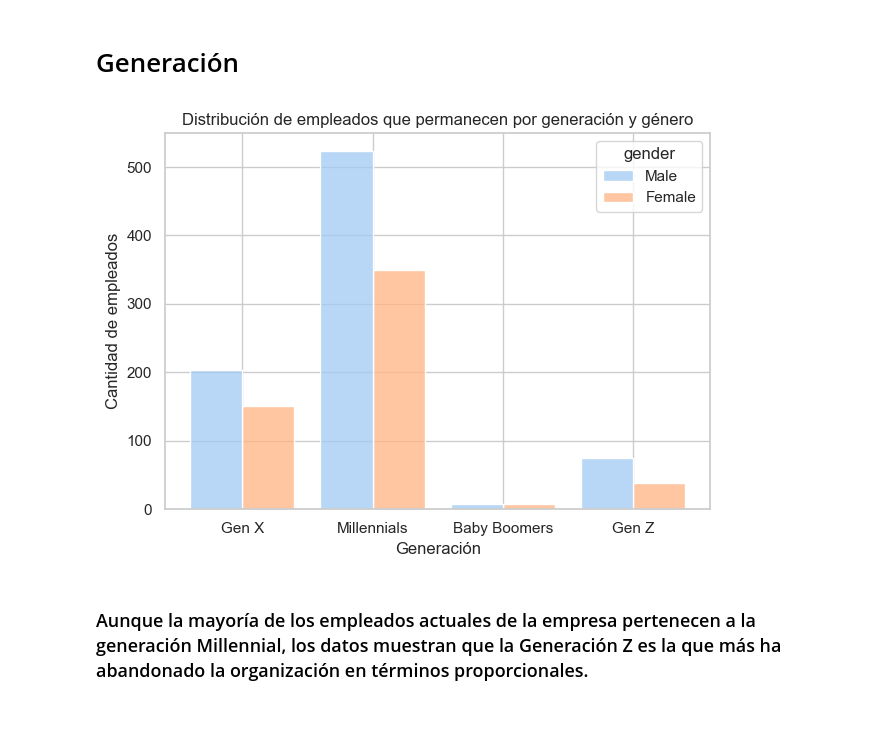
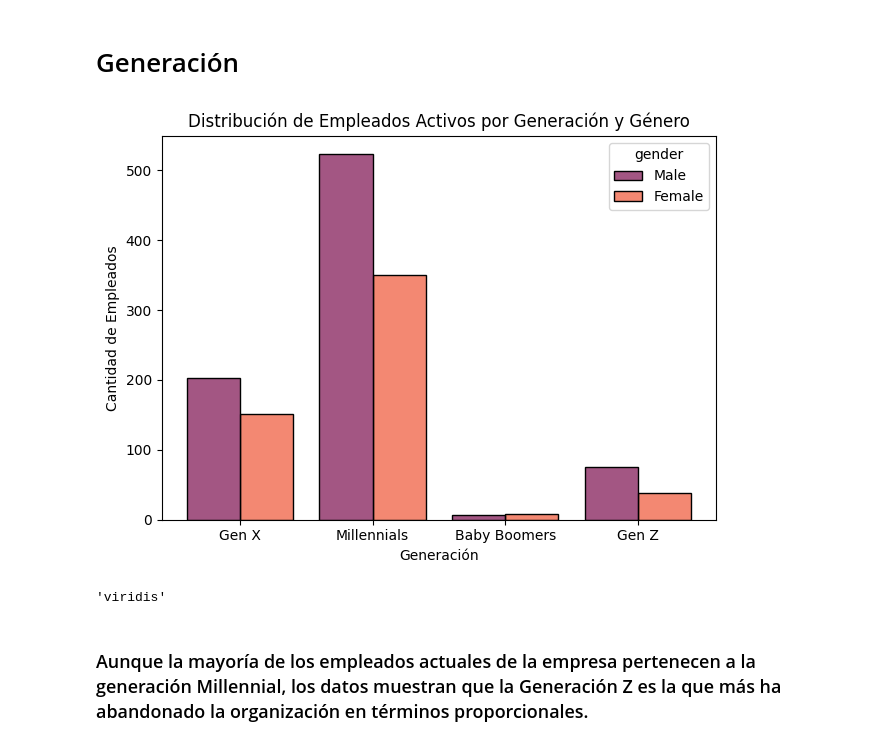
Before and after one commit to ana-nobre/Talent-Optimization-for-Corporation-HR-Data-Analytics, a Jupyter notebook: contexto.ipynb, the cells around one changed output. Cells and saved outputs as stored; diff of their text form; code cells hidden in the pictures; blank space fills up the shorter version.

```diff
--- a/contexto.ipynb
+++ b/contexto.ipynb
@@ -18,27 +18,29 @@ df.head(1)
 # %%
 
 # Filtrar solo empleados que permanecen en la empresa
 # “Dentro dos Millennials, cual a % quedo?”
 # “Dentro da Gen Z, cual % quedo?”
 
 df_attrition_no = df[df['attrition'] == 'No']
 
 # Histograma con hue por género
 sns.histplot(data=df_attrition_no,
              x='generation',
              hue='gender',
              multiple='dodge',
-             shrink=0.8,
-             palette='pastel')
+             shrink=0.8,palette='rocket')
 
-plt.title('Distribución de empleados que permanecen por generación y género')
+plt.title('Distribución de Empleados Activos por Generación y Género')
 plt.xlabel('Generación')
-plt.ylabel('Cantidad de empleados')
+plt.ylabel('Cantidad de Empleados')
 plt.xticks(rotation=0)
 plt.tight_layout()
 plt.show()
+
+'viridis'
 # %% [output]
-[figure, old version]
+[figure, new version]
+'viridis'
 # %% [markdown]
 ### Aunque la mayoría de los empleados actuales de la empresa pertenecen a la generación Millennial, los datos muestran que la Generación Z es la que más ha abandonado la organización en términos proporcionales.
 # %%
```
Also changed, not shown: parts of 11 cells of this notebook, 3 other files.
